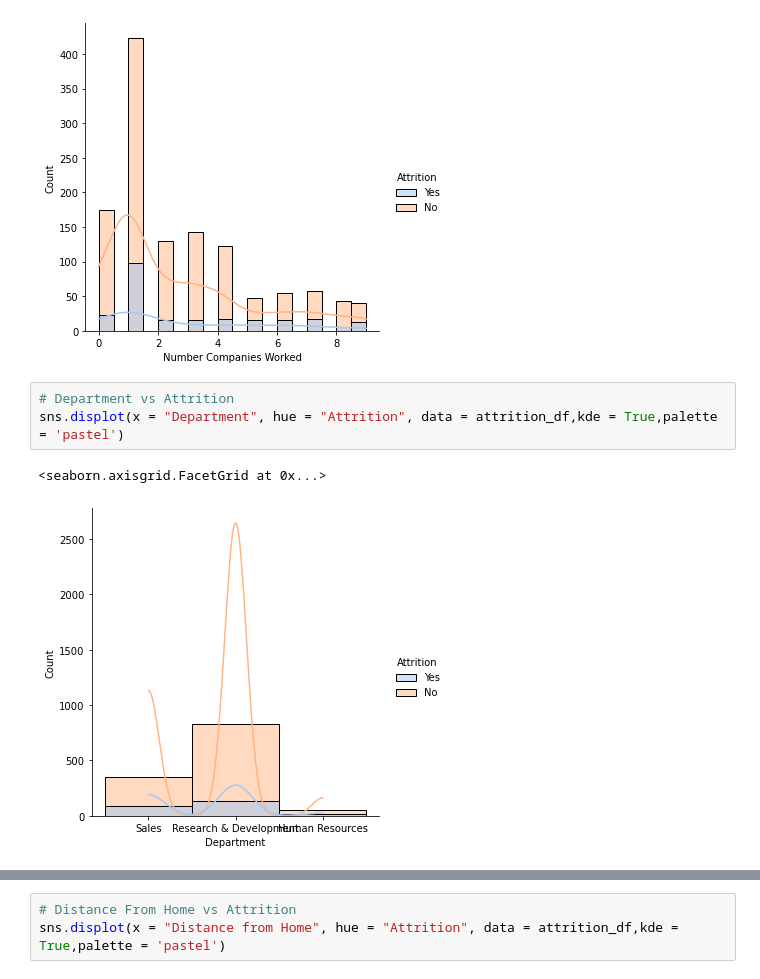
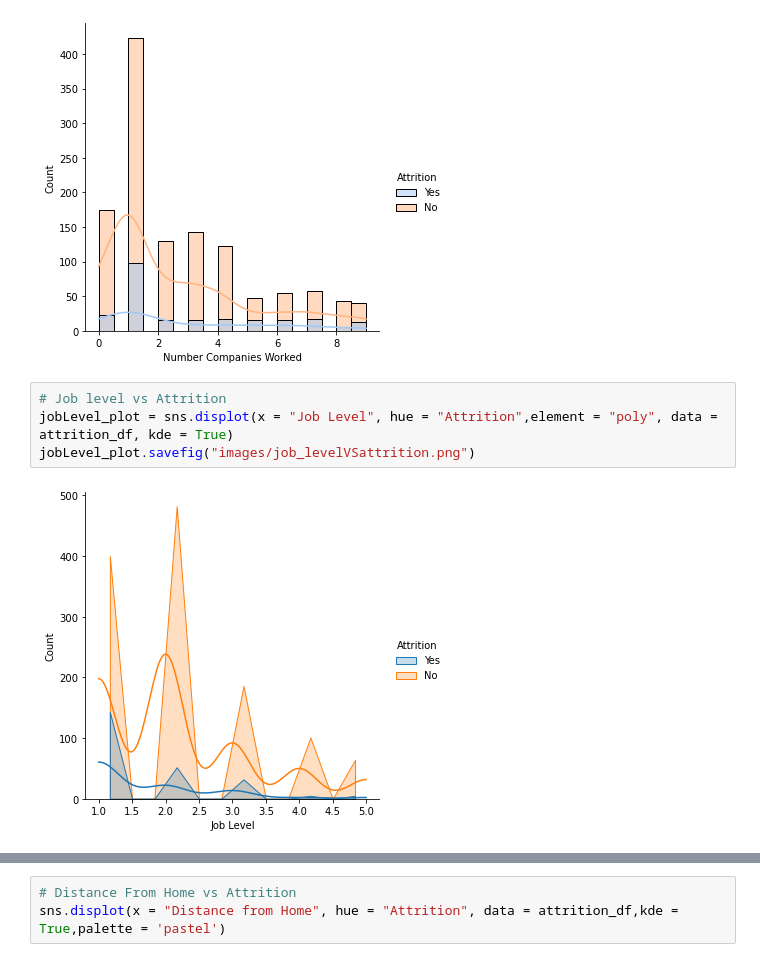
Before and after one commit to katewang1/Employee_Attrition_Analysis, a Jupyter notebook: Exploratory Analysis/EDA.ipynb, the cells around one changed output, grey strips where cells are left out. Saved outputs shown, nothing was run; the diff lists cells and outputs as text.

Commit message:
added more images, EDA

```diff
--- a/Exploratory Analysis/EDA.ipynb
+++ b/Exploratory Analysis/EDA.ipynb
@@ -83,9 +83,9 @@ company_plot = sns.displot(x = "Number Companies Worked", hue = "Attrition", dat
 company_plot.savefig("images/companies_workedVSattrition.png")
 # %% [output]
 [figure]
-# %%
-# Department vs Attrition
-sns.displot(x = "Department", hue = "Attrition", data = attrition_df,kde = True,palette = 'pastel')
-# %% [output]
-<seaborn.axisgrid.FacetGrid at 0x...>
-[figure, removed]
+# %%
+# Job level vs Attrition
+jobLevel_plot = sns.displot(x = "Job Level", hue = "Attrition",element = "poly", data = attrition_df, kde = True)
+jobLevel_plot.savefig("images/job_levelVSattrition.png")
+# %% [output]
+[figure, added]
```
Also changed, not shown: parts of 6 cells of this notebook, 7 other files.
